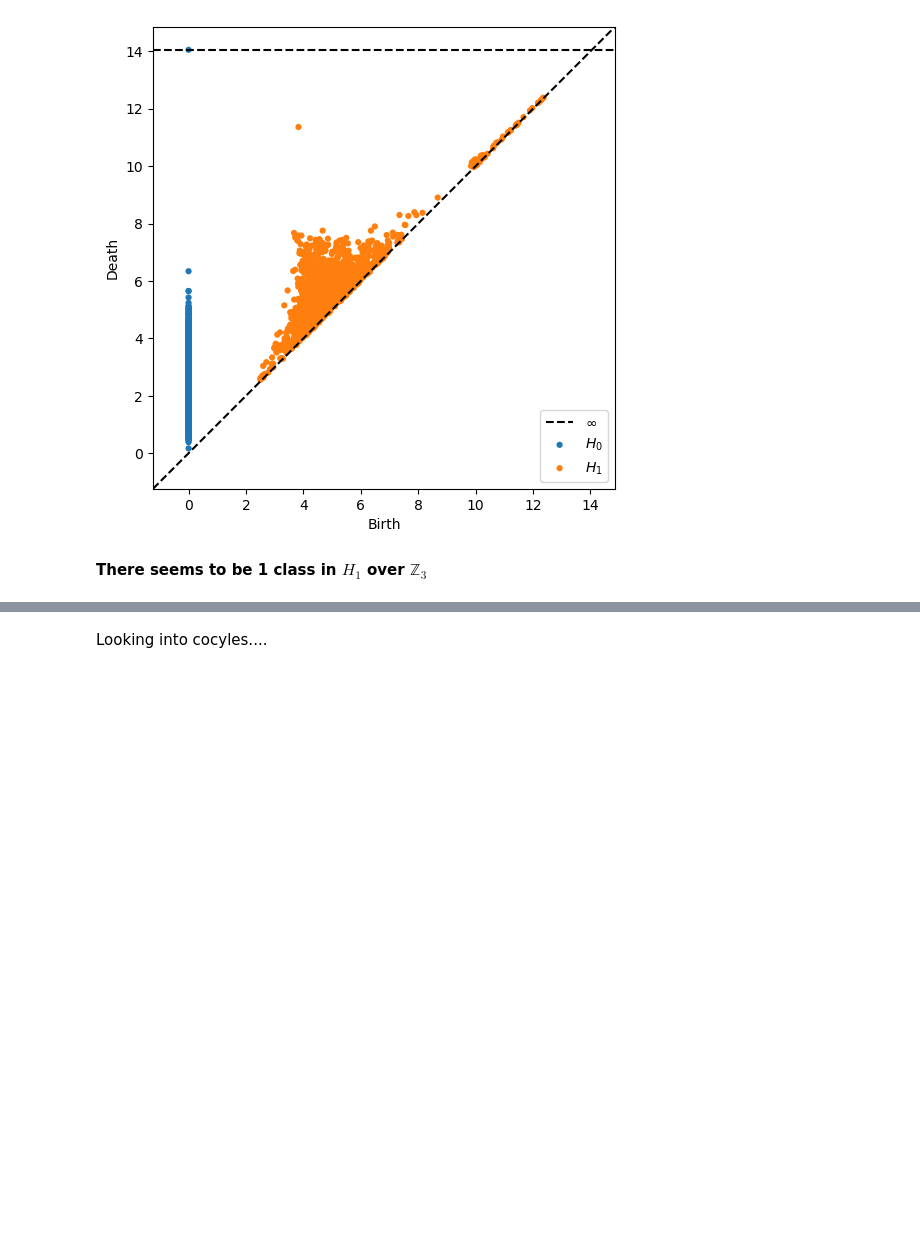
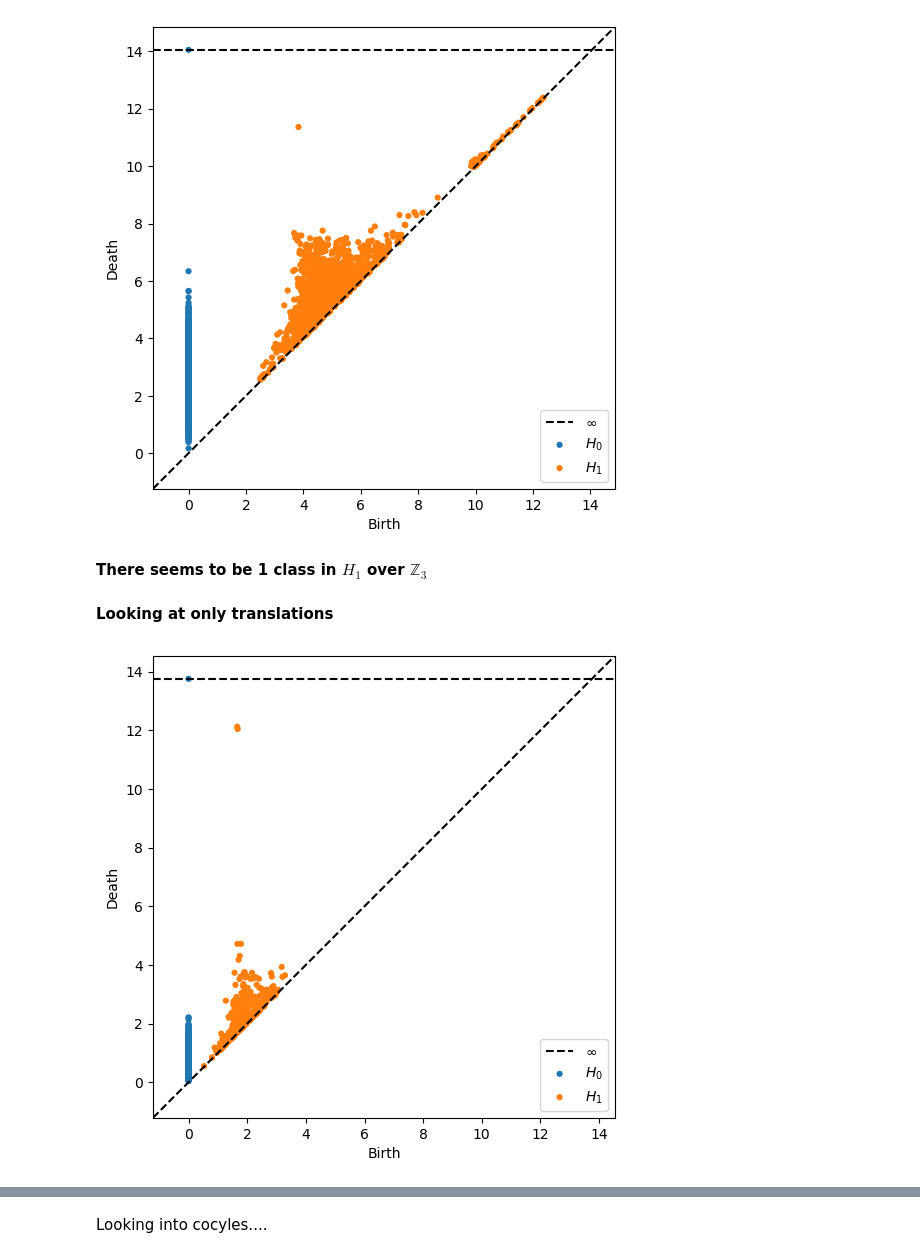
Before and after one commit to kyleormsby/persistent-symmetry, a Jupyter notebook: studentDemos/Olivia_demos/sincos_C2.ipynb, the cells around one changed output, grey strips where cells are left out. Drawn from its saved outputs; the diff is of its cells as text; code cells hidden in the pictures; blank space fills up the shorter version.

Commit message:
trying just translation

```diff
--- a/studentDemos/Olivia_demos/sincos_C2.ipynb
+++ b/studentDemos/Olivia_demos/sincos_C2.ipynb
@@ -222,3 +222,29 @@ plot_dgms(output)
 [figure]
 # %% [markdown]
 **There seems to be 1 class in $H_1$ over $\mathbb{Z}_3$**
+# %% [markdown]
+**Looking at only translations**
+# %%
+def generate_isom_trans(n_isos, x_translate, y_translate):
+    a = list(2 * x_translate * np.random.random(n_isos) - x_translate) # sampling from (-x,x)
+    b = list(2 * y_translate * np.random.random(n_isos) - y_translate) # sampling from (-y,y)
+    theta = list(np.zeros(2*n_isos))
+
+    isos = []
+    isos_inv = []
+    for i in range(n_isos):
+        isos.append(isom(a[i], b[i], theta[i]))
+        isos_inv.append(isom(-1 * a[i],-1 * b[i],2 * pi - theta[i]))
+    return isos_inv
+
+def pipeline_trans(image_function, num_pixels, window_size, n_isos, x_translate, y_translate, maxdim, coeff):
+    pixels = get_pixels(num_pixels, window_size)
+    isos_inv = generate_isom_trans(n_isos, x_translate, y_translate)
+    M = matrix_of_images(pixels, isos_inv, image_function)
+    output = p_hom(M, maxdim, coeff)
+    return output
+# %%
+output = pipeline_trans(image_function = sincos, num_pixels = 20 , window_size = 4, n_isos = 1000, x_translate= 10 , y_translate=10, maxdim=1, coeff=2)
+plot_dgms(output)
+# %% [output]
+[figure, added]
```
Also changed, not shown: parts of 2 cells of this notebook, 1 other file.
